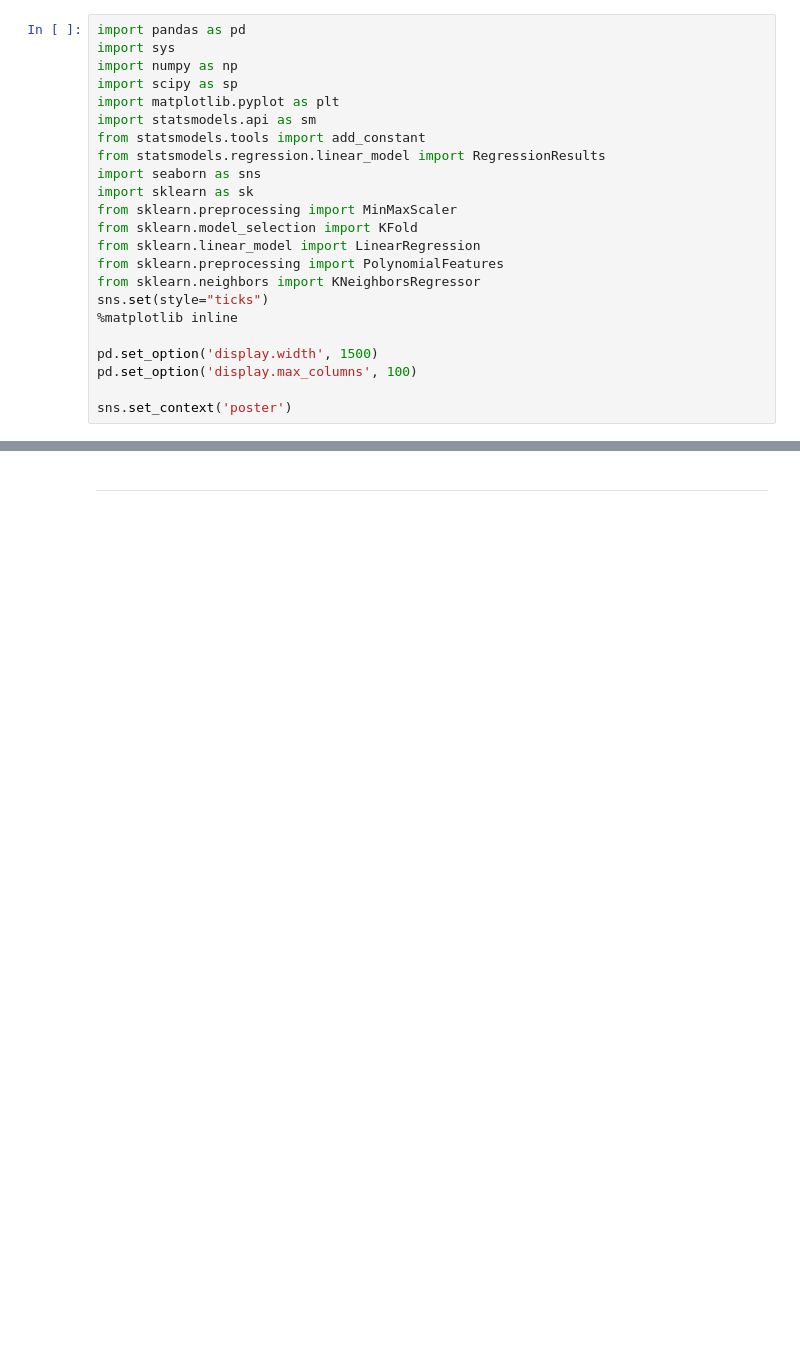
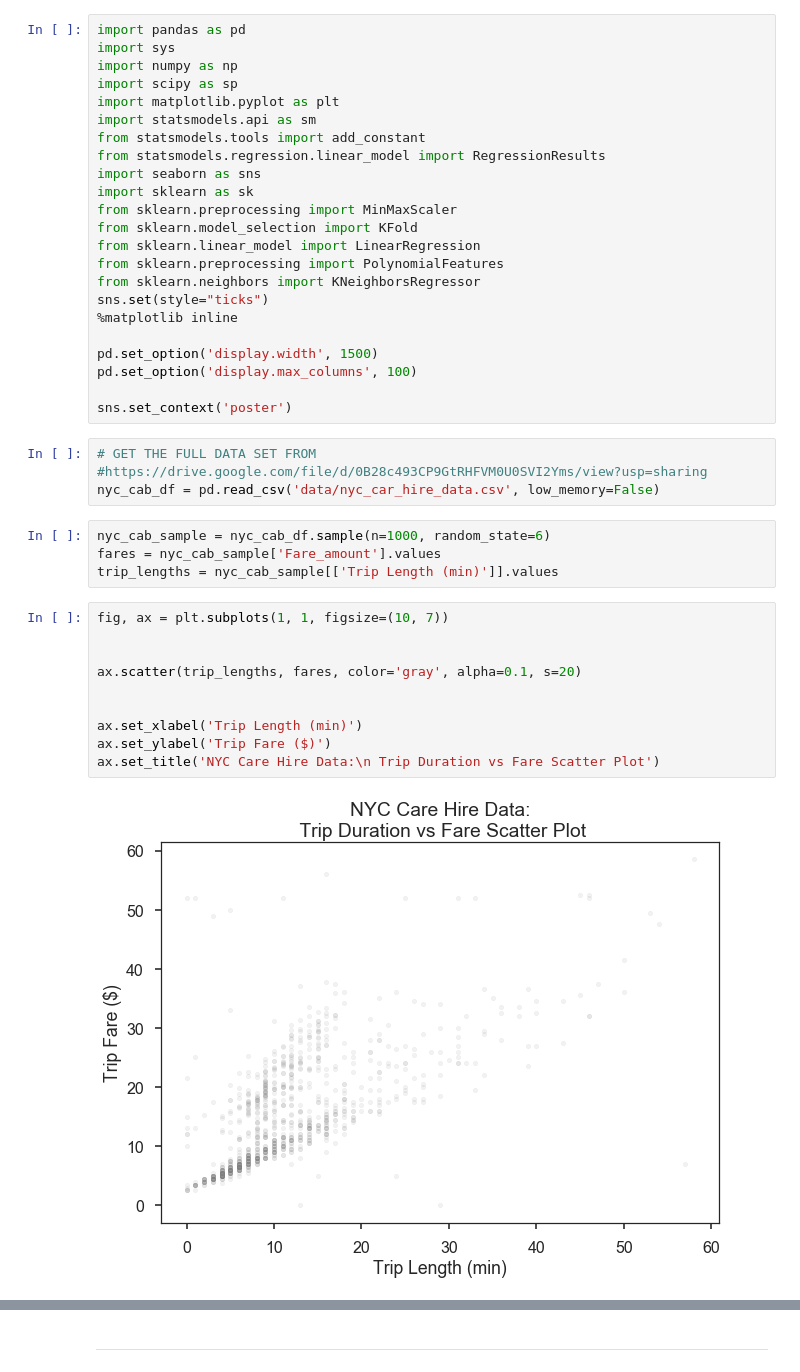
Before and after one commit to cs109/a-2017, a Jupyter notebook: Lectures/Lecture6-ModelSelection/Lecture_6_Notebook.ipynb, the cells around one changed output, grey strips where cells are left out. Saved outputs shown, nothing was run; the diff lists cells and outputs as text; blank space fills up the shorter version.

```diff
--- a/Lectures/Lecture6-ModelSelection/Lecture_6_Notebook.ipynb
+++ b/Lectures/Lecture6-ModelSelection/Lecture_6_Notebook.ipynb
@@ -27,3 +27,23 @@ pd.set_option('display.width', 1500)
 pd.set_option('display.max_columns', 100)
 
 sns.set_context('poster')
+# %%
+# GET THE FULL DATA SET FROM
+#https://drive.google.com/file/d/0B28c493CP9GtRHFVM0U0SVI2Yms/view?usp=sharing
+nyc_cab_df = pd.read_csv('data/nyc_car_hire_data.csv', low_memory=False)
+# %%
+nyc_cab_sample = nyc_cab_df.sample(n=1000, random_state=6)
+fares = nyc_cab_sample['Fare_amount'].values
+trip_lengths = nyc_cab_sample[['Trip Length (min)']].values
+# %%
+fig, ax = plt.subplots(1, 1, figsize=(10, 7))
+
+
+ax.scatter(trip_lengths, fares, color='gray', alpha=0.1, s=20)
+
+
+ax.set_xlabel('Trip Length (min)')
+ax.set_ylabel('Trip Fare ($)')
+ax.set_title('NYC Care Hire Data:\n Trip Duration vs Fare Scatter Plot')
+# %% [output]
+[figure, added]
```
Also changed, not shown: parts of 7 cells of this notebook, 1 other file.
